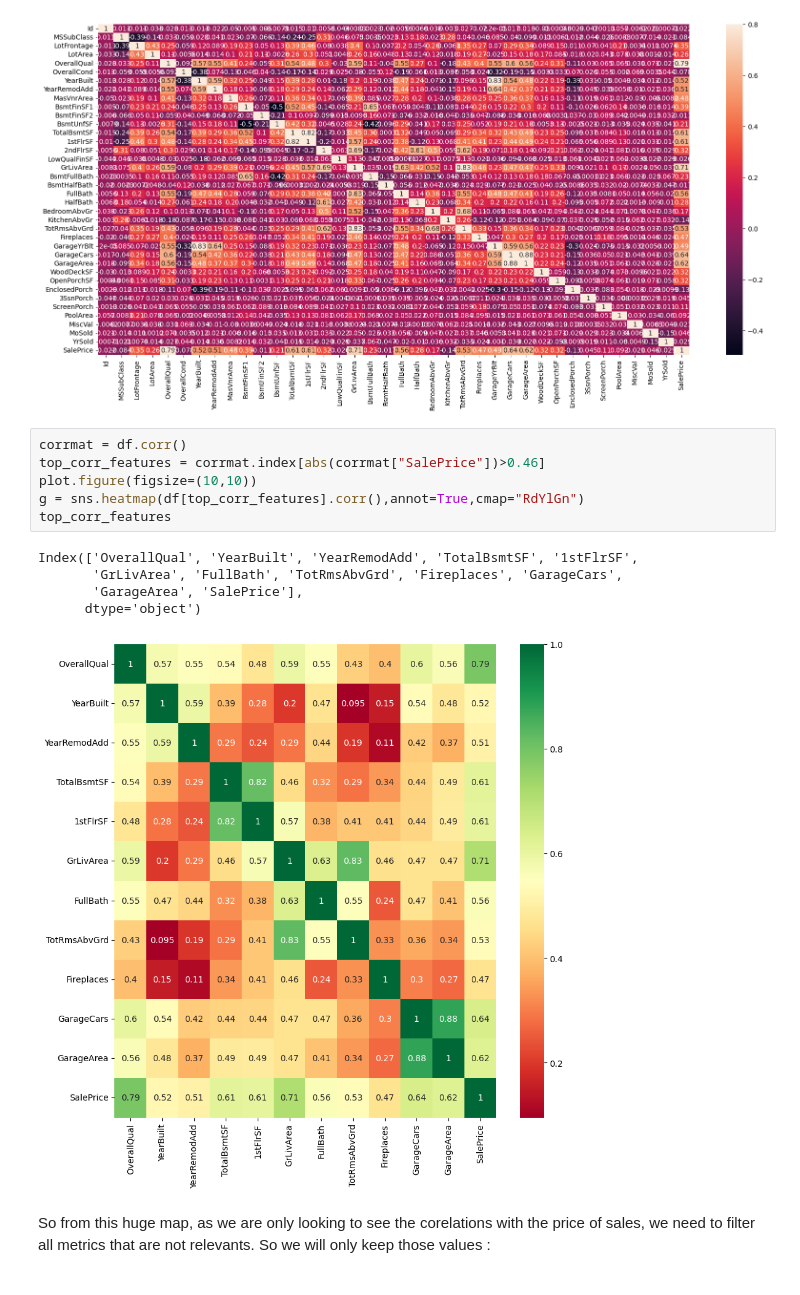
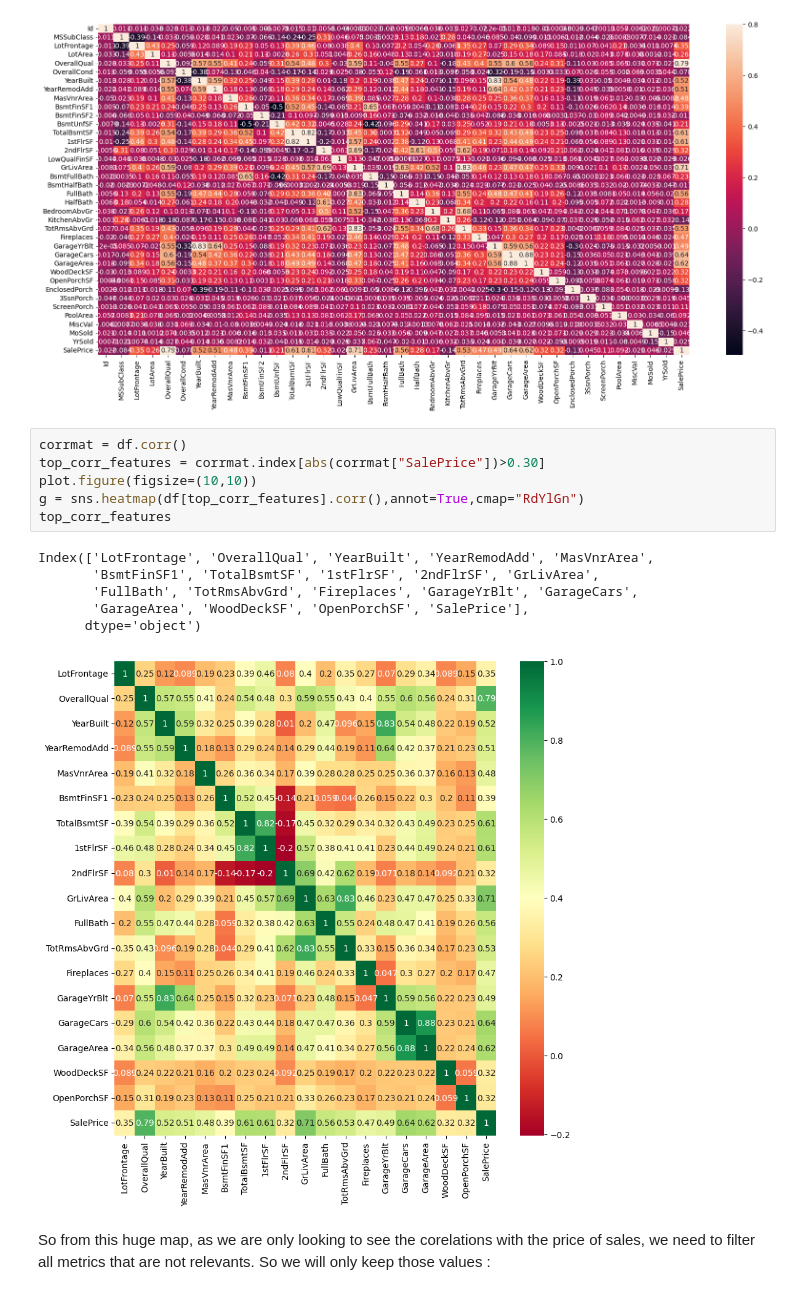
Before and after one commit to Llacoste2000/projet-fil-rouge, a Jupyter notebook: louis.ipynb, the cells around one changed output. Saved outputs shown, nothing was run; the diff lists cells and outputs as text.

```diff
--- a/louis.ipynb
+++ b/louis.ipynb
@@ -42,16 +42,17 @@ sns.heatmap(corrmat, vmax=.8, annot=True);
 [figure]
 # %%
 corrmat = df.corr()
-top_corr_features = corrmat.index[abs(corrmat["SalePrice"])>0.46]
+top_corr_features = corrmat.index[abs(corrmat["SalePrice"])>0.30]
 plot.figure(figsize=(10,10))
 g = sns.heatmap(df[top_corr_features].corr(),annot=True,cmap="RdYlGn")
 top_corr_features
 # %% [output]
-Index(['OverallQual', 'YearBuilt', 'YearRemodAdd', 'TotalBsmtSF', '1stFlrSF',
-       'GrLivArea', 'FullBath', 'TotRmsAbvGrd', 'Fireplaces', 'GarageCars',
-       'GarageArea', 'SalePrice'],
+Index(['LotFrontage', 'OverallQual', 'YearBuilt', 'YearRemodAdd', 'MasVnrArea',
+       'BsmtFinSF1', 'TotalBsmtSF', '1stFlrSF', '2ndFlrSF', 'GrLivArea',
+       'FullBath', 'TotRmsAbvGrd', 'Fireplaces', 'GarageYrBlt', 'GarageCars',
+       'GarageArea', 'WoodDeckSF', 'OpenPorchSF', 'SalePrice'],
       dtype='object')
-[figure, old version]
+[figure, new version]
 # %% [markdown]
 So from this huge map, as we are only looking to see the corelations with the price of sales, we need to filter all metrics that are not relevants. So we will only keep those values :
 # %% [markdown]
```
Also changed, not shown: parts of 4 cells of this notebook.
